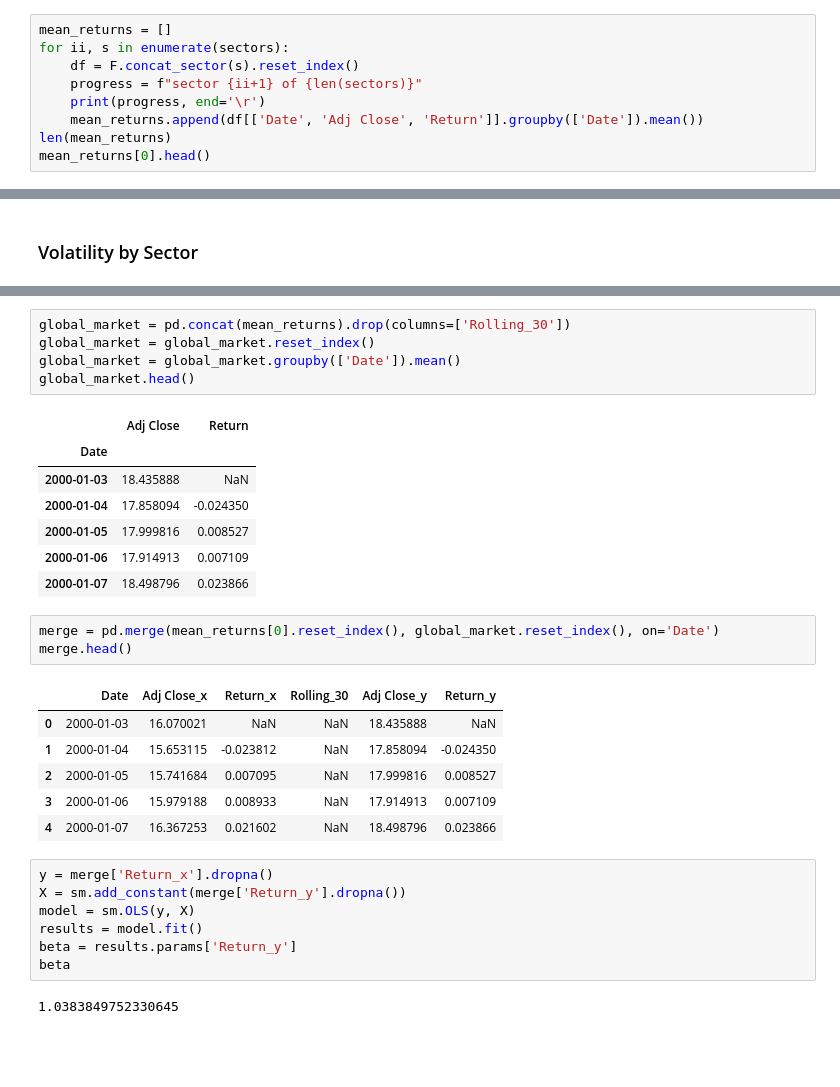
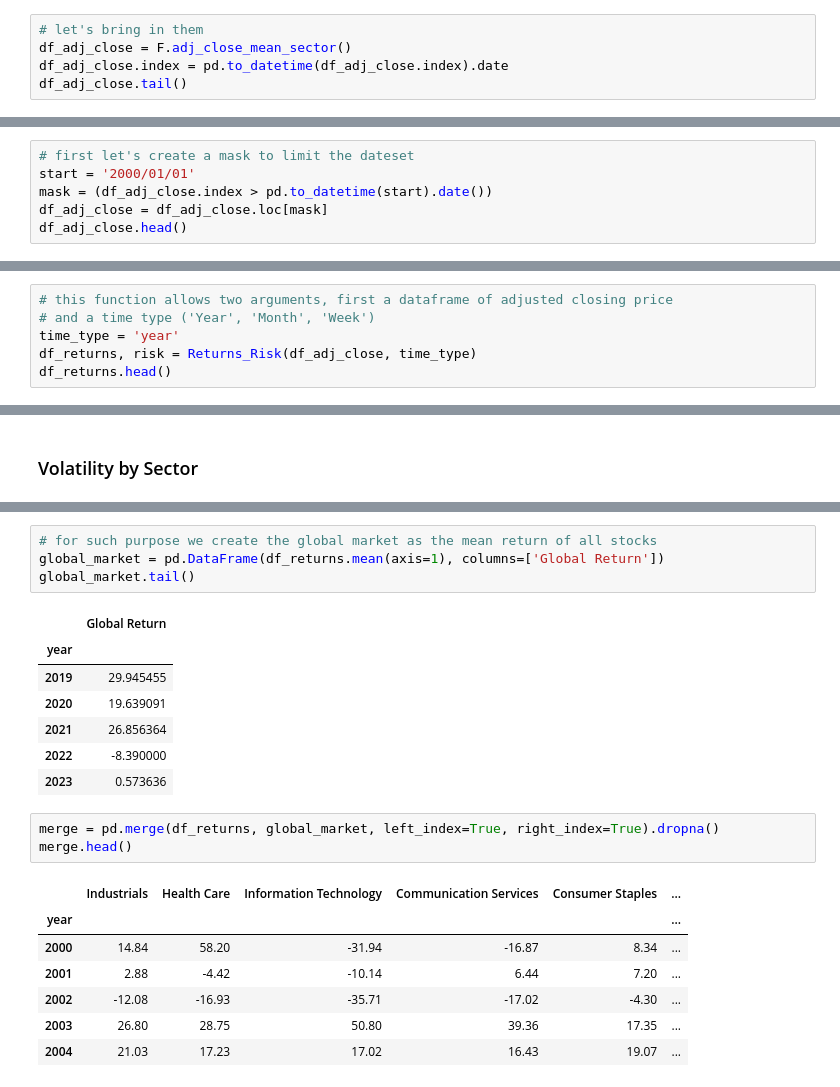
Before and after one commit to jpradas1/Stock_Market_Analysis, a Jupyter notebook: Analysis_I.ipynb, the cells around one changed output, grey strips where cells are left out. Cells and saved outputs as stored; diff of their text form; blank space fills up the shorter version.

```diff
--- a/Analysis_I.ipynb
+++ b/Analysis_I.ipynb
@@ -47,10 +60,6 @@ sectors
 # %%
-mean_returns = []
-for ii, s in enumerate(sectors):
-    df = F.concat_sector(s).reset_index()
-    progress = f"sector {ii+1} of {len(sectors)}"
-    print(progress, end='\r')
-    mean_returns.append(df[['Date', 'Adj Close', 'Return']].groupby(['Date']).mean())
-len(mean_returns)
-mean_returns[0].head()
+# let's bring in them
+df_adj_close = F.adj_close_mean_sector()
+df_adj_close.index = pd.to_datetime(df_adj_close.index).date
+df_adj_close.tail()
 # %% [output]
@@ -64,0 +72,6 @@ sector 11 of 11e 23 of 23
+# %%
+# first let's create a mask to limit the dateset
+start = '2000/01/01'
+mask = (df_adj_close.index > pd.to_datetime(start).date())
+df_adj_close = df_adj_close.loc[mask]
+df_adj_close.head()
@@ -64,0 +85,6 @@ sector 11 of 11e 23 of 23
+# %%
+# this function allows two arguments, first a dataframe of adjusted closing price
+# and a time type ('Year', 'Month', 'Week')
+time_type = 'year'
+df_returns, risk = Returns_Risk(df_adj_close, time_type)
+df_returns.head()
@@ -150,34 +175,25 @@ mean_returns[0].head()
 # %%
-global_market = pd.concat(mean_returns).drop(columns=['Rolling_30'])
-global_market = global_market.reset_index()
-global_market = global_market.groupby(['Date']).mean()
-global_market.head()
+# for such purpose we create the global market as the mean return of all stocks
+global_market = pd.DataFrame(df_returns.mean(axis=1), columns=['Global Return'])
+global_market.tail()
 # %% [output]
-|  | Adj Close | Return |
-| Date |  |  |
-| 2000-01-03 | 18.435888 | NaN |
-| 2000-01-04 | 17.858094 | -0.024350 |
-| 2000-01-05 | 17.999816 | 0.008527 |
-| 2000-01-06 | 17.914913 | 0.007109 |
-| 2000-01-07 | 18.498796 | 0.023866 |
+|  | Global Return |
+| year |  |
+| 2019 | 29.945455 |
+| 2020 | 19.639091 |
+| 2021 | 26.856364 |
+| 2022 | -8.390000 |
+| 2023 | 0.573636 |
 # %%
-merge = pd.merge(mean_returns[0].reset_index(), global_market.reset_index(), on='Date')
+merge = pd.merge(df_returns, global_market, left_index=True, right_index=True).dropna()
 merge.head()
 # %% [output]
-|  | Date | Adj Close_x | Return_x | Rolling_30 | Adj Close_y | Return_y |
-| 0 | 2000-01-03 | 16.070021 | NaN | NaN | 18.435888 | NaN |
-| 1 | 2000-01-04 | 15.653115 | -0.023812 | NaN | 17.858094 | -0.024350 |
-| 2 | 2000-01-05 | 15.741684 | 0.007095 | NaN | 17.999816 | 0.008527 |
-| 3 | 2000-01-06 | 15.979188 | 0.008933 | NaN | 17.914913 | 0.007109 |
-| 4 | 2000-01-07 | 16.367253 | 0.021602 | NaN | 18.498796 | 0.023866 |
+|  | Industrials | Health Care | Information Technology | Communication Services | Consumer Staples | ... |
+| year |  |  |  |  |  | ... |
+| 2000 | 14.84 | 58.20 | -31.94 | -16.87 | 8.34 | ... |
+| 2001 | 2.88 | -4.42 | -10.14 | 6.44 | 7.20 | ... |
+| 2002 | -12.08 | -16.93 | -35.71 | -17.02 | -4.30 | ... |
+| 2003 | 26.80 | 28.75 | 50.80 | 39.36 | 17.35 | ... |
+| 2004 | 21.03 | 17.23 | 17.02 | 16.43 | 19.07 | ... |
-# %%
-y = merge['Return_x'].dropna()
-X = sm.add_constant(merge['Return_y'].dropna())
-model = sm.OLS(y, X)
-results = model.fit()
-beta = results.params['Return_y']
-beta
-# %% [output]
-1.0383849752330645
 # %%
 beta = []
```
Also changed, not shown: parts of 41 cells of this notebook, 7 other files.
